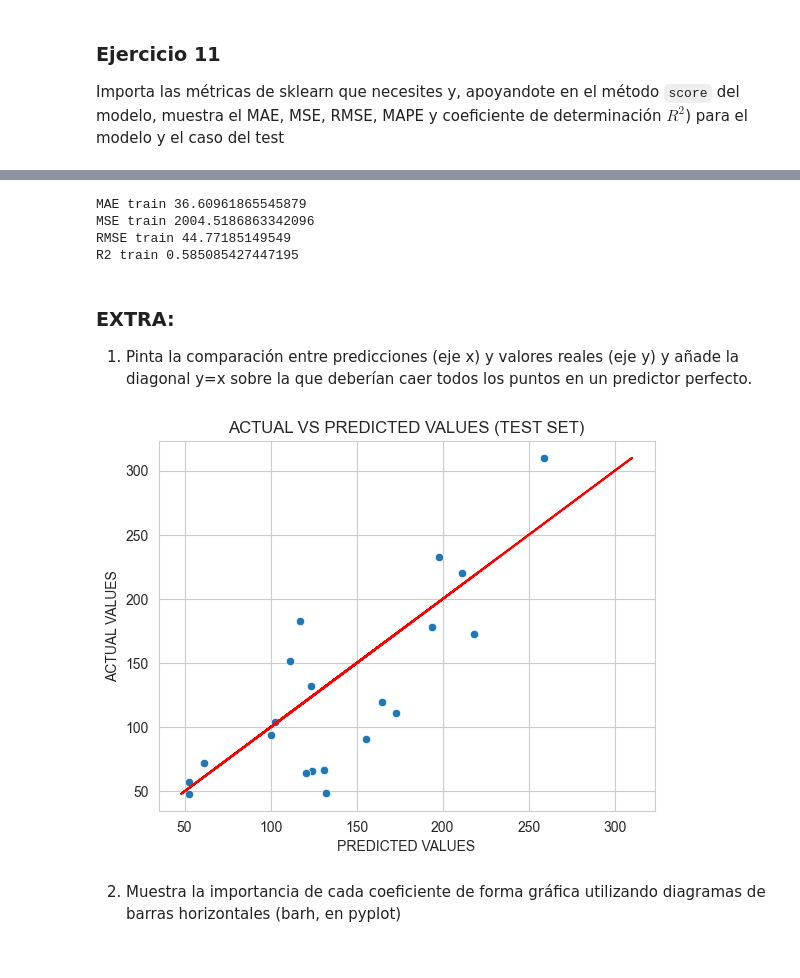
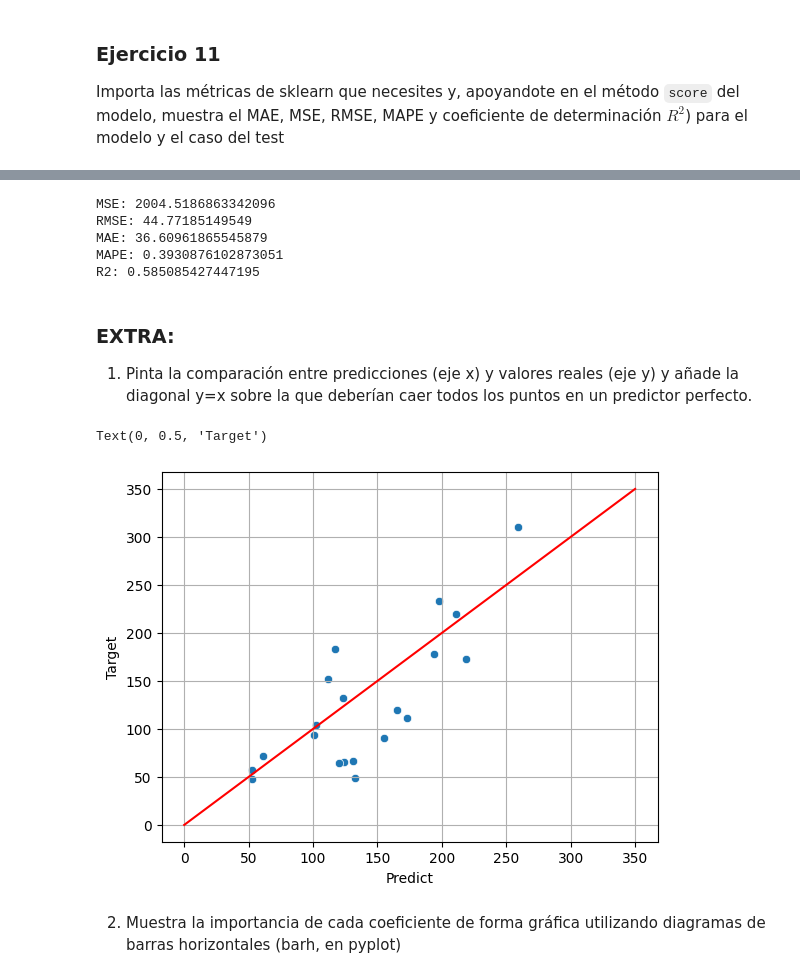
Before and after one commit to eleacos/DS-Online-Elena-Acosta, a Jupyter notebook: 04_Machine_Learning/Sprint_10/Unidad_01_ML_Supervisado_Regresion_Lineal_Regularizacion/02_Ejercicios_Workout/13_Ejercicios_Modelado_RL.ipynb, the cells around one changed output, grey strips where cells are left out. Drawn from its saved outputs; the diff is of its cells as text; code cells hidden in the pictures.

```diff
--- a/04_Machine_Learning/Sprint_10/Unidad_01_ML_Supervisado_Regresion_Lineal_Regularizacion/02_Ejercicios_Workout/13_Ejercicios_Modelado_RL.ipynb
+++ b/04_Machine_Learning/Sprint_10/Unidad_01_ML_Supervisado_Regresion_Lineal_Regularizacion/02_Ejercicios_Workout/13_Ejercicios_Modelado_RL.ipynb
@@ -137,7 +171,8 @@ Crea los dataset de train y test, pero no uses el `train_test_split` de `sklearn
 # %%
-# División lineal no aleatoria como pide el ejemplo
-diabetes_data_train = X[:-20]
-diabetes_target_train = y.iloc[:-20]
+# Desde el dataframe
+diabetes_data_train = X.iloc[:-20]
+diabetes_target_train = y[:-20]
+
 diabetes_data_test = X.iloc[-20:]
-diabetes_target_test = y.iloc[-20:]
+diabetes_target_test = y[-20:]
 # %%
@@ -248,7 +246,6 @@ En nuestro caso no vamos a crear una baseline ni a escoger otro modelo más que
 # %%
 from sklearn.linear_model import LinearRegression
 
-# Creamos un objeto  (CREAMOS EL MODELO, lo instanciamos)
-lm = LinearRegression()
+lin_reg = LinearRegression() # Instanciamos el modelo
 # %%
 # Se puede hacer todo del tirón con:
@@ -260,9 +256,7 @@ lm = LinearRegression()
 Cómo solo tenemos un modelo no hace falta emplear la cross-validation para comprobar sus prestaciones con otro (esta situación no será la normal en el futuro, pero ahora nos vale), así que pasamos directamente al entrenamiento. Entrena tu modelo:
 # %%
 # Entrenamos con los datos de train
-lm.fit(diabetes_data_train, diabetes_target_train)
-
-# hacemos "fit" de los datos de entrada (data, features) a un target
+lin_reg.fit(diabetes_data_train, diabetes_target_train)
 # %% [output]
 LinearRegression()
 # %% [markdown]
@@ -316,0 +307,2 @@ y_train_pred = lm.predict(diabetes_data_train)
+# %%
+y_pred = lin_reg.predict(diabetes_data_test)
@@ -337,14 +353,0 @@ R2 train 0.5122247821066495
-# %%
-# TEST Error
-
-pred_test = lm.predict(diabetes_data_test)
-
-print('MAE train', metrics.mean_absolute_error(diabetes_target_test, pred_test))
-print('MSE train', metrics.mean_squared_error(diabetes_target_test, pred_test))
-print('RMSE train', np.sqrt(metrics.mean_squared_error(diabetes_target_test, pred_test)))
-print('R2 train', lm.score(diabetes_data_test,diabetes_target_test))
-# %% [output]
-MAE train 36.60961865545879
-MSE train 2004.5186863342096
-RMSE train 44.77185149549
-R2 train 0.585085427447195
@@ -366,24 +357,20 @@ These are high values (MAE should be "as near as possible" to 0), which continue
+# %%
+predicted = lin_reg.predict(diabetes_data_test)
+
+argumentos = (diabetes_target_test.values, y_pred)
+
+print('MSE:', mean_squared_error(*argumentos))
+print('RMSE:', np.sqrt(mean_squared_error(*argumentos)))
+print('MAE:', mean_absolute_error(*argumentos))
+print('MAPE:', mean_absolute_percentage_error(*argumentos))
+print('R2:', lin_reg.score(diabetes_data_test, diabetes_target_test))
+# %% [output]
+MSE: 2004.5186863342096
+RMSE: 44.77185149549
+MAE: 36.60961865545879
+MAPE: 0.3930876102873051
+R2: 0.585085427447195
 # %% [markdown]
 ### EXTRA:
 
 1. Pinta la comparación entre predicciones (eje x) y valores reales (eje y) y añade la diagonal y=x sobre la que deberían caer todos los puntos en un predictor perfecto.
-# %%
-# Segun workout
-'''
-predictions = lm.predict(X_test)
-
-sns.scatterplot(x=predictions,y=y_test);
-plt.plot([0,2.5e6],[0,2.5e6],'red')
-plt.show()
-'''
-
-sns.scatterplot(x=y_test_pred,y=diabetes_target_test)
-plt.plot(diabetes_target_test, diabetes_target_test, color='r')
-
-plt.title('ACTUAL VS PREDICTED VALUES (TEST SET)')
-plt.xlabel('PREDICTED VALUES')
-plt.ylabel('ACTUAL VALUES')
-
-plt.show()
-# %% [output]
-[figure, removed]
@@ -394,2 +377,11 @@ plt.show()
+# %%
+sns.scatterplot(y = diabetes_target_test.values, x = y_pred)
+plt.plot([0,350],[0,350],'red')
+plt.grid()
+plt.xlabel('Predict')
+plt.ylabel('Target')
+# %% [output]
+Text(0, 0.5, 'Target')
+[figure, added]
 # %% [markdown]
 2. Muestra la importancia de cada coeficiente de forma gráfica utilizando diagramas de barras horizontales (barh, en pyplot)
```
Also changed, not shown: parts of 55 cells of this notebook.
